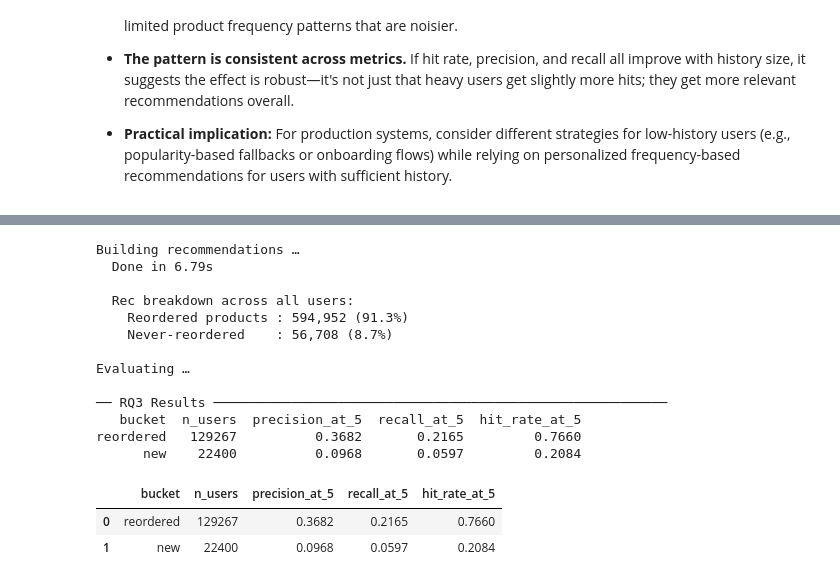
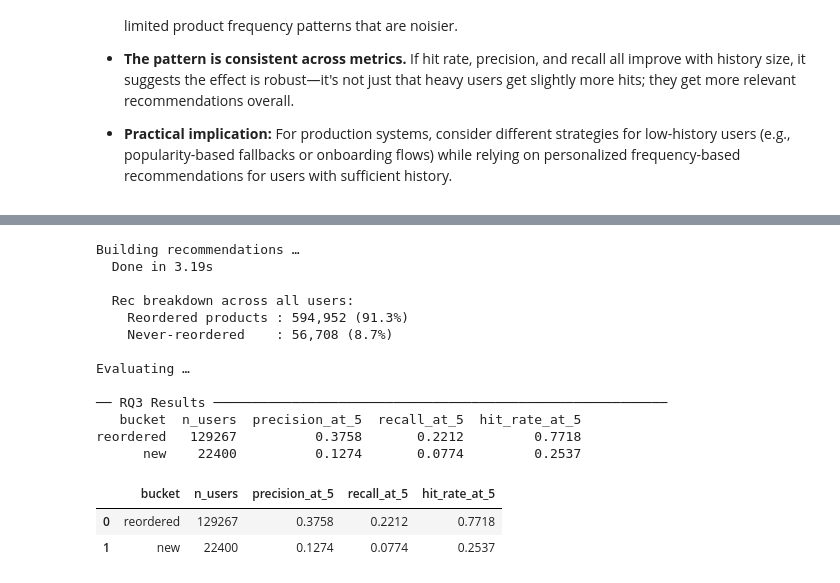
Before and after one commit to aadilshaji/COSC_301_Group_4_Instacart_Basket_Analysis, a Jupyter notebook: code/main.ipynb, the cells around one changed output, grey strips where cells are left out. Saved outputs shown, nothing was run; the diff lists cells and outputs as text; code cells hidden in the pictures.

Commit message:
finalized code for research question 3

```diff
--- a/code/main.ipynb
+++ b/code/main.ipynb
@@ -503,19 +517,14 @@ When comparing products which have been reordered to those that have never been
 # %%
-# ── Research Question 3 ──
-# Does the frequency-based recommender perform better when it recommends
-# products the user has reordered before (reorder == 1) vs. products they
-# have never reordered (reorder == 0)?
-#
 # Method:
-#   - Run the same batch recommender for all users
+#   - Run the same recommendation algorithm for all users
 #   - For each recommended product, look up its reorder value for that user
-#   - Split recommendations into two buckets: reordered vs. never-reordered
-#   - Evaluate precision, recall, hit rate separately for each bucket
+#   - Split recommendations into two categoeies: reordered vs. never-reordered
+#   - Evaluate precision, recall, hit rate separately for each category
 
 import time
 
-# ── 1. Build a reorder lookup: (user_id, product_id) → 1 or 0 ──
-# max() ensures that if a product ever has reorder=1 for a user, it's flagged
+# Building a reorder lookup: (user_id, product_id) -> 1 or 0
+# the max() function ensures that if a product ever has reordeed = 1 for a user, it is flagged
 reorder_lookup = (
     op_prior
     .groupby(['user_id', 'product_id'])['reordered']
@@ -523,18 +532,18 @@ reorder_lookup = (
     .to_dict()                      # {(user_id, product_id): 0 or 1}
 )
 
-# ── 2. Batch recommender (same as RQ1/RQ2) ──
+# Batch recommender function based on frequency of a product being ordered
 
 def batch_recommend_any(user_ids, k=5):
-    user_orders = op_prior[op_prior['user_id'].isin(user_ids)]
-    if user_orders.empty:
+    df = user_prod_stats[user_prod_stats['user_id'].isin(user_ids)].copy()
+    if df.empty:
         return {}
     return (
-        user_orders
-        .groupby(['user_id', 'product_id'])
-        .size()
-        .reset_index(name='count')
-        .sort_values('count', ascending=False)
+        df
+        .sort_values(
+            by=['times_bought', 'last_order_number', 'reorder_rate'],
+            ascending=[False, False, False]
+        )
         .groupby('user_id')
         .head(k)
         .groupby('user_id')['product_id']
@@ -542,7 +551,7 @@ def batch_recommend_any(user_ids, k=5):
         .to_dict()
     )
 
-# ── 3. Evaluator that splits recs by reorder status ──
+# Creating Evaluation function that splits recommendations by reorder status
 
 def eval_rq3(user_ids, recs_dict, k=5):
     """
@@ -597,7 +606,7 @@ def eval_rq3(user_ids, recs_dict, k=5):
     return pd.DataFrame(results)
 
 
-# ── 4. Run RQ3 ────────────────────────────────────────────────────────────────
+# Executing functions for Research Question 3
 
 all_user_ids = list(truth.keys())
 
@@ -611,35 +620,35 @@ total_reordered = sum(
     1 for uid, pids in recs_dict.items()
     for pid in pids if reorder_lookup.get((uid, pid), 0) == 1
 )
 total_new = sum(
     1 for uid, pids in recs_dict.items()
     for pid in pids if reorder_lookup.get((uid, pid), 0) == 0
 )
 total_recs = total_reordered + total_new
 print(f"\n  Rec breakdown across all users:")
 print(f"    Reordered products : {total_reordered:,} ({total_reordered/total_recs*100:.1f}%)")
 print(f"    Never-reordered    : {total_new:,} ({total_new/total_recs*100:.1f}%)")
 
 print("\nEvaluating …")
 rq3_df = eval_rq3(all_user_ids, recs_dict, k=5)
 
 print("\n── RQ3 Results ──────────────────────────────────────────────────────────")
 print(rq3_df.to_string(index=False))
 rq3_df
 # %% [output]
 Building recommendations …
-  Done in 6.79s
+  Done in 3.19s
 
   Rec breakdown across all users:
     Reordered products : 594,952 (91.3%)
     Never-reordered    : 56,708 (8.7%)
 
 Evaluating …
 
 ── RQ3 Results ──────────────────────────────────────────────────────────
    bucket  n_users  precision_at_5  recall_at_5  hit_rate_at_5
-reordered   129267          0.3682       0.2165         0.7660
-      new    22400          0.0968       0.0597         0.2084
+reordered   129267          0.3758       0.2212         0.7718
+      new    22400          0.1274       0.0774         0.2537
 |  | bucket | n_users | precision_at_5 | recall_at_5 | hit_rate_at_5 |
-| 0 | reordered | 129267 | 0.3682 | 0.2165 | 0.7660 |
-| 1 | new | 22400 | 0.0968 | 0.0597 | 0.2084 |
+| 0 | reordered | 129267 | 0.3758 | 0.2212 | 0.7718 |
+| 1 | new | 22400 | 0.1274 | 0.0774 | 0.2537 |
```
Also changed, not shown: parts of 4 cells of this notebook.
